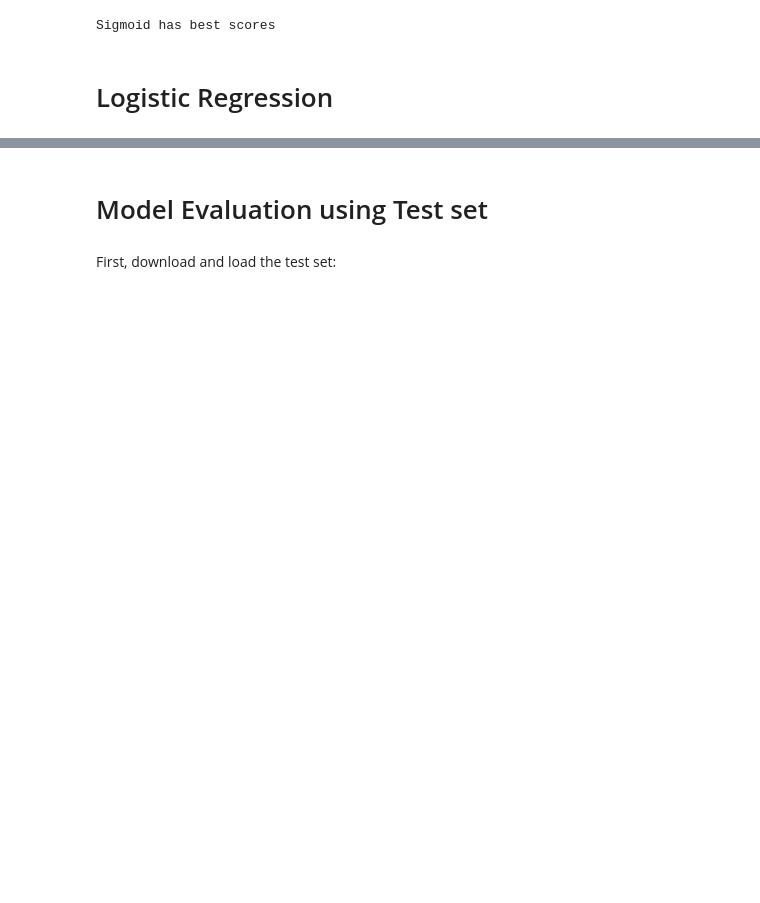
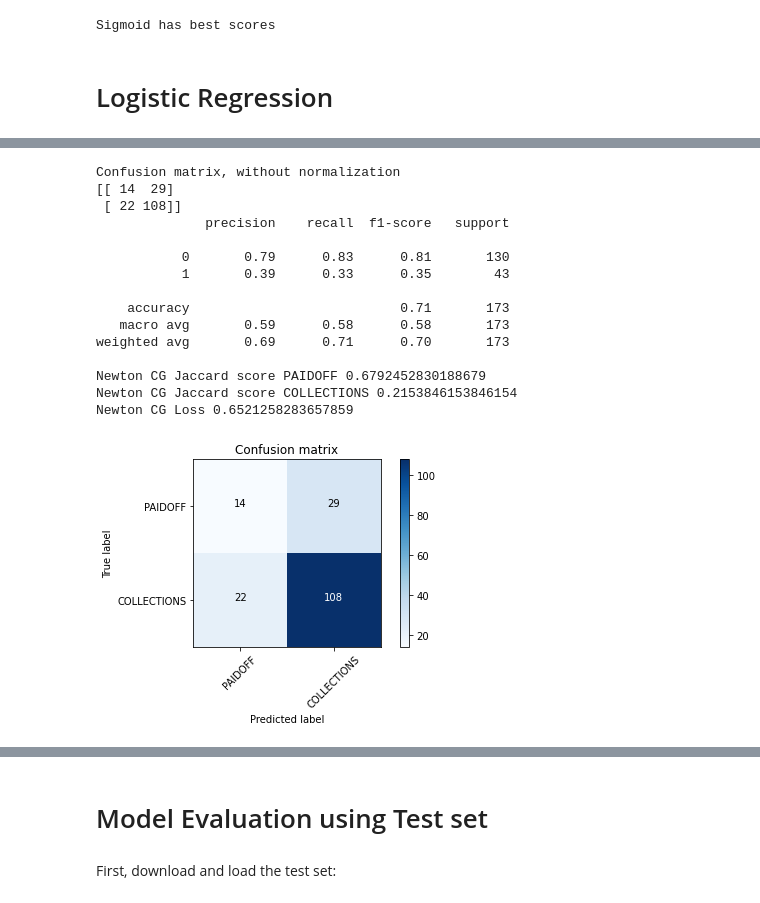
Before and after one commit to mrranck/Mystuff, a Jupyter notebook: Capstone_Notebook_2.ipynb, the cells around one changed output, grey strips where cells are left out. Drawn from its saved outputs; the diff is of its cells as text; code cells hidden in the pictures; blank space fills up the shorter version.

```diff
--- a/Capstone_Notebook_2.ipynb
+++ b/Capstone_Notebook_2.ipynb
@@ -611,0 +816,37 @@ Sigmoid has best scores
+# %%
+#Newton-cg optimizer
+LR_ncg = LogisticRegression(C=1000, solver='newton-cg',multi_class='multinomial', random_state =0).fit(X3_train,y3_train)
+y_LR_ncg = LR_ncg.predict(X3_test)
+y_LR_ncg_prob = LR_ncg.predict_proba(X3_test)
+jaccard_score(y3_test, y_LR_ncg, pos_label = 0)
+jaccard_score(y3_test, y_LR_ncg, pos_label = 1)
+#Compute confusion matrix
+cnf_matrix = confusion_matrix(y3_test, y_LR_ncg, labels=[1,0])
+np.set_printoptions(precision=2)
+# Plot non-normalized confusion matrix
+plt.figure()
+plot_confusion_matrix(cnf_matrix, classes=['PAIDOFF','COLLECTIONS'],normalize=False, title='Confusion matrix')
+print (classification_report(y3_test, y_LR_ncg))
+#log loss
+log_loss(y3_test, y_LR_ncg_prob)
+#printing
+print ("Newton CG Jaccard score PAIDOFF", jaccard_score(y3_test, y_LR_ncg, pos_label = 0))
+print ("Newton CG Jaccard score COLLECTIONS", jaccard_score(y3_test, y_LR_ncg, pos_label = 1))
+print ("Newton CG Loss",log_loss(y3_test, y_LR_ncg_prob))
+# %% [output]
+Confusion matrix, without normalization
+[[ 14  29]
+ [ 22 108]]
+              precision    recall  f1-score   support
+
+           0       0.79      0.83      0.81       130
+           1       0.39      0.33      0.35        43
+
+    accuracy                           0.71       173
+   macro avg       0.59      0.58      0.58       173
+weighted avg       0.69      0.71      0.70       173
+
+Newton CG Jaccard score PAIDOFF 0.6792452830188679
+Newton CG Jaccard score COLLECTIONS 0.2153846153846154
+Newton CG Loss 0.6521258283657859
+[figure, added]
```
Also changed, not shown: parts of 55 cells of this notebook.
